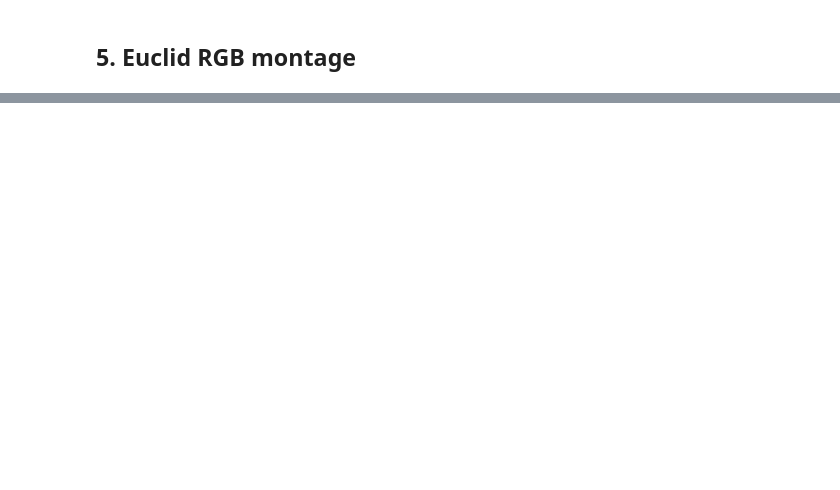
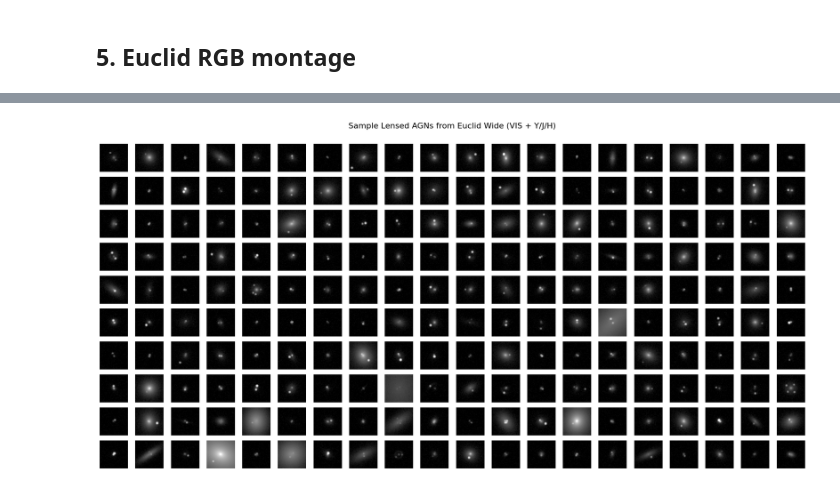
Before and after one commit to timedilatesme/lensed-agn-forecast, a Jupyter notebook: Euclid_lagn_forecast.ipynb, the cells around one changed output, grey strips where cells are left out. Drawn from its saved outputs; the diff is of its cells as text; code cells hidden in the pictures; blank space fills up the shorter version.

Commit message:
finished running the Euclid Forecast

```diff
--- a/Euclid_lagn_forecast.ipynb
+++ b/Euclid_lagn_forecast.ipynb
@@ -237,0 +254,16 @@ if fig is not None:
+# %%
+fig = plot_montage(
+    lenses=wide["lens_objects"],
+    number_to_plot=min(200, len(wide["lens_objects"])),
+    num_cols=20, num_pix=50,
+    bands = ['VIS'],
+    rgb_bands = ['VIS', 'VIS', 'VIS'],
+    observatory = "Euclid",
+    plot_title="Sample Lensed AGNs from Euclid Wide (VIS + Y/J/H)",
+    random_seed=42,
+)
+if fig is not None:
+    fig.savefig(os.path.join(FIGURE_DIR, "montage_Euclid_Wide_VIS.png"), dpi=300, bbox_inches="tight")
+    plt.show()
+# %% [output]
+[figure, added]
```
Also changed, not shown: parts of 8 cells of this notebook, 8 other files.
